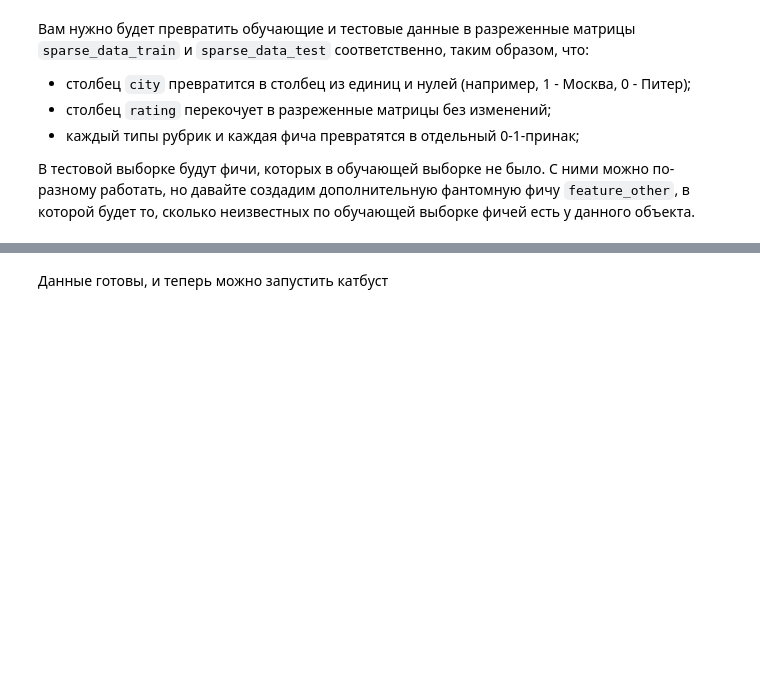
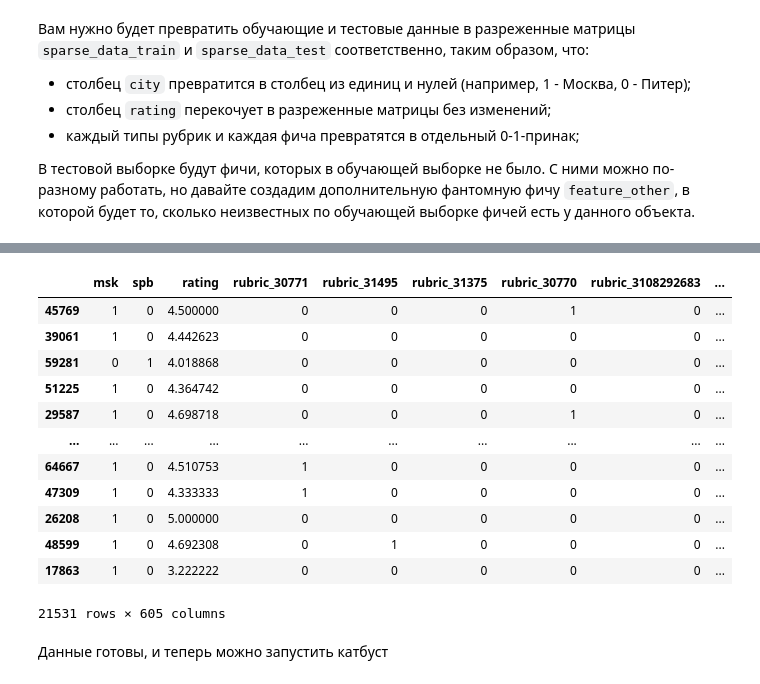
Before and after one commit to VadosikRRR/ML, a Jupyter notebook: yandex_book/1_3_homework/autohw_intro_ML_92e1d33a4d.ipynb, the cells around one changed output, grey strips where cells are left out. Saved outputs shown, nothing was run; the diff lists cells and outputs as text; code cells hidden in the pictures; blank space fills up the shorter version.

```diff
--- a/yandex_book/1_3_homework/autohw_intro_ML_92e1d33a4d.ipynb
+++ b/yandex_book/1_3_homework/autohw_intro_ML_92e1d33a4d.ipynb
@@ -844,0 +863,42 @@ clf:  0.2010249213051401
+# %%
+sparse_data_train = pd.concat([pd.get_dummies(clean_data_train['city']).astype(int), clean_data_train['rating']], axis=1)
+sparse_data_test = pd.concat([pd.get_dummies(clean_data_test['city']).astype(int), clean_data_test['rating']], axis=1)
+
+# sparse_data_train = pd.concat([sparse_data_train, pd.get_dummies(clean_data_train['rubrics_id'], prefix_sep=' ')], axis=1)
+# sparse_data_train
+trainsuffix = pd.DataFrame()
+trainsuffix['rubrics_id'] = clean_data_train['rubrics_id'].str.split(' ')
+trainsuffix['features_id'] = clean_data_train['features_id'].str.split(' ')
+trainsuffix
+
+unique_rubrics_train = set()
+unique_features_train = set()
+for ids in trainsuffix['rubrics_id']:
+    unique_rubrics_train.update(ids)
+for ids in trainsuffix['features_id']:
+    unique_features_train.update(ids)
+
+for id_ in unique_rubrics_train:
+    trainsuffix['rubric_' + id_] = trainsuffix['rubrics_id'].apply(lambda x: 1 if id_ in x else 0)
+for id_ in unique_features_train:
+    trainsuffix['feature_' + id_] = trainsuffix['features_id'].apply(lambda x: 1 if id_ in x else 0)
+
+trainsuffix = trainsuffix.drop(['rubrics_id', 'features_id'], axis=1)
+
+
+testsuffix = pd.DataFrame()
+testsuffix['rubrics_id'] = clean_data_test['rubrics_id'].str.split(' ')
+testsuffix['features_id'] = clean_data_test['features_id'].str.split(' ')
+testsuffix['feature_other'] = clean_data_test.apply(lambda x: 0, axis=1)
+
+for id_ in unique_rubrics_train:
+    testsuffix['rubric_' + id_] = testsuffix['rubrics_id'].apply(lambda x: 1 if id_ in x else 0)
+for id_ in unique_features_train:
+    testsuffix['feature_' + id_] = testsuffix['features_id'].apply(lambda x: 1 if id_ in x else 0)
+
+testsuffix = testsuffix.drop(['rubrics_id', 'features_id'], axis=1)
+
+sparse_data_train = pd.concat([sparse_data_train, trainsuffix], axis = 1)
+sparse_data_test = pd.concat([sparse_data_test, testsuffix], axis = 1)
+sparse_data_train
+# %% [output]
@@ -845,3 +906,16 @@ clf:  0.2010249213051401
+|  | msk | spb | rating | rubric_30771 | rubric_31495 | rubric_31375 | rubric_30770 | rubric_3108292683 | ... |
+| 45769 | 1 | 0 | 4.500000 | 0 | 0 | 0 | 1 | 0 | ... |
+| 39061 | 1 | 0 | 4.442623 | 0 | 0 | 0 | 0 | 0 | ... |
+| 59281 | 0 | 1 | 4.018868 | 0 | 0 | 0 | 0 | 0 | ... |
+| 51225 | 1 | 0 | 4.364742 | 0 | 0 | 0 | 0 | 0 | ... |
+| 29587 | 1 | 0 | 4.698718 | 0 | 0 | 0 | 1 | 0 | ... |
+| ... | ... | ... | ... | ... | ... | ... | ... | ... | ... |
+| 64667 | 1 | 0 | 4.510753 | 1 | 0 | 0 | 0 | 0 | ... |
+| 47309 | 1 | 0 | 4.333333 | 1 | 0 | 0 | 0 | 0 | ... |
+| 26208 | 1 | 0 | 5.000000 | 0 | 0 | 0 | 0 | 0 | ... |
+| 48599 | 1 | 0 | 4.692308 | 0 | 1 | 0 | 0 | 0 | ... |
+| 17863 | 1 | 0 | 3.222222 | 0 | 0 | 0 | 0 | 0 | ... |
+21531 rows × 605 columns
 # %% [markdown]
 Данные готовы, и теперь можно запустить катбуст
 # %%
```
Also changed, not shown: parts of 12 cells of this notebook.
